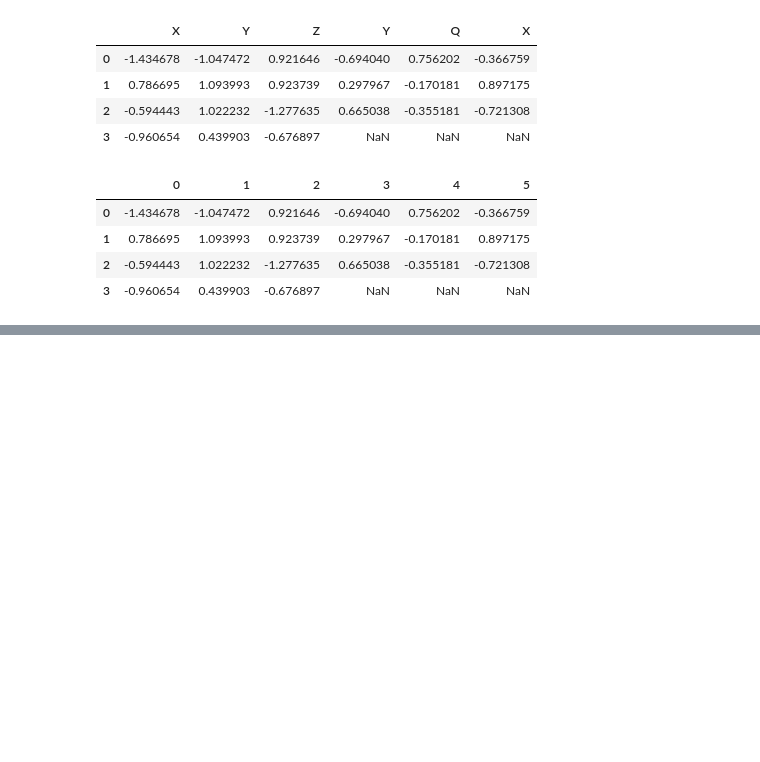
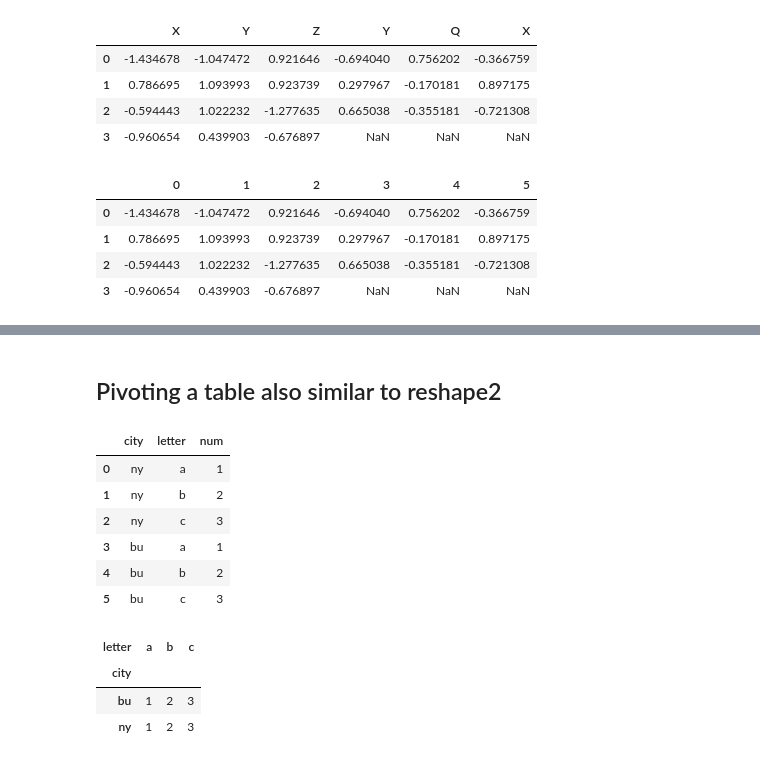
Before and after one commit to 41cells/udemy_course, a Jupyter notebook: Useful DataFrame Commands.ipynb, the cells around one changed output, grey strips where cells are left out. Cells and saved outputs as stored; diff of their text form; code cells hidden in the pictures; blank space fills up the shorter version.

```diff
--- a/Useful DataFrame Commands.ipynb
+++ b/Useful DataFrame Commands.ipynb
@@ -563,0 +634,24 @@ pd.concat(objs=[dframe1, dframe2], axis=1, ignore_index=True)
+# %% [markdown]
+## Pivoting a table also similar to reshape2
+# %%
+# Make a tall dataframe
+dframe = DataFrame({'num':[1,2,3,1,2,3],
+                   'letter':['a','b','c','a','b','c'],
+                   'city':['ny','ny','ny','bu','bu','bu']})
+dframe
+# %% [output]
+|  | city | letter | num |
+| 0 | ny | a | 1 |
+| 1 | ny | b | 2 |
+| 2 | ny | c | 3 |
+| 3 | bu | a | 1 |
+| 4 | bu | b | 2 |
+| 5 | bu | c | 3 |
+# %%
+# Pivot the table to a wide format
+dframe.pivot(index = 'city', columns='letter', values='num')
+# %% [output]
+| letter | a | b | c |
+| city |  |  |  |
+| bu | 1 | 2 | 3 |
+| ny | 1 | 2 | 3 |
```
Also changed, not shown: parts of 8 cells of this notebook.
